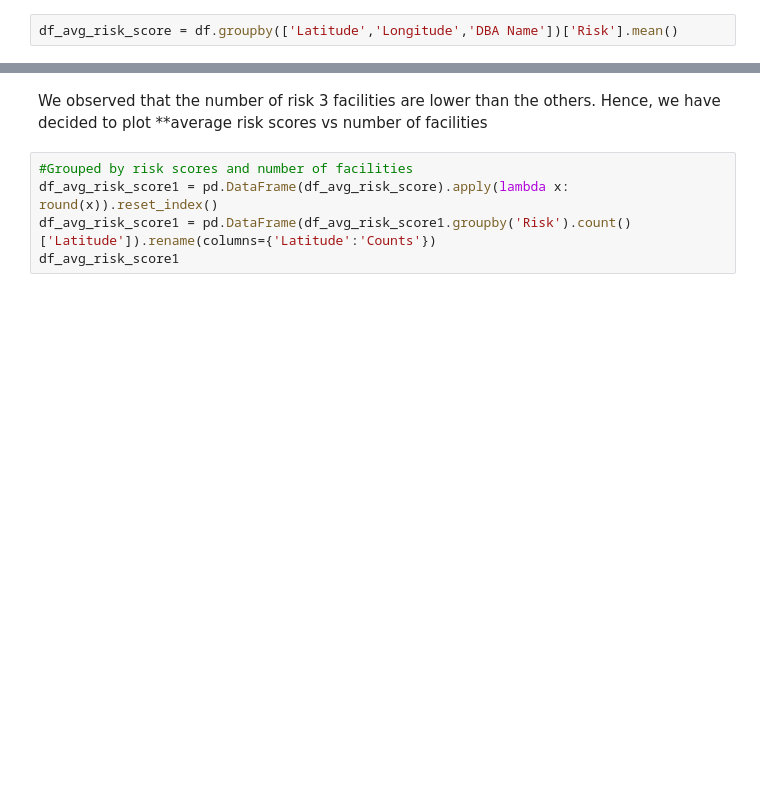
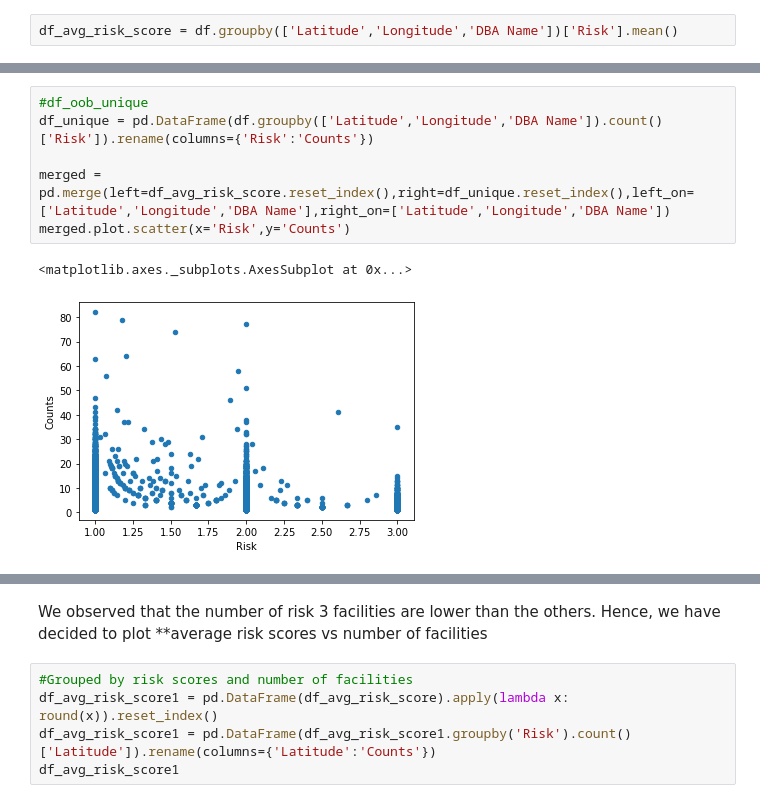
Before and after one commit to RubinDaija/epfl-ada-2019-project, a Jupyter notebook: project.ipynb, the cells around one changed output, grey strips where cells are left out. Cells and saved outputs as stored; diff of their text form; blank space fills up the shorter version.

```diff
--- a/project.ipynb
+++ b/project.ipynb
@@ -209,2 +205,11 @@ map_riskli
 # %% [output]
 [interactive output not drawn]
+# %%
+#df_oob_unique
+df_unique = pd.DataFrame(df.groupby(['Latitude','Longitude','DBA Name']).count()['Risk']).rename(columns={'Risk':'Counts'})
+
+merged = pd.merge(left=df_avg_risk_score.reset_index(),right=df_unique.reset_index(),left_on=['Latitude','Longitude','DBA Name'],right_on=['Latitude','Longitude','DBA Name'])
+merged.plot.scatter(x='Risk',y='Counts')
+# %% [output]
+<matplotlib.axes._subplots.AxesSubplot at 0x...>
+[figure, added]
```
Also changed, not shown: parts of 4 cells of this notebook.
